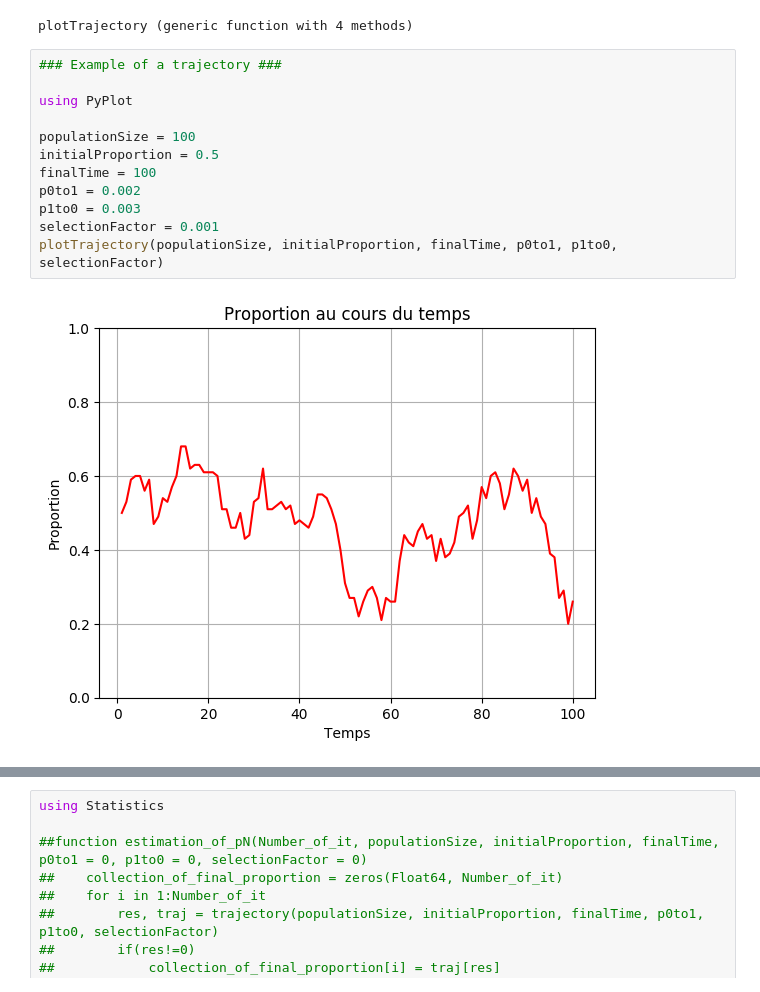
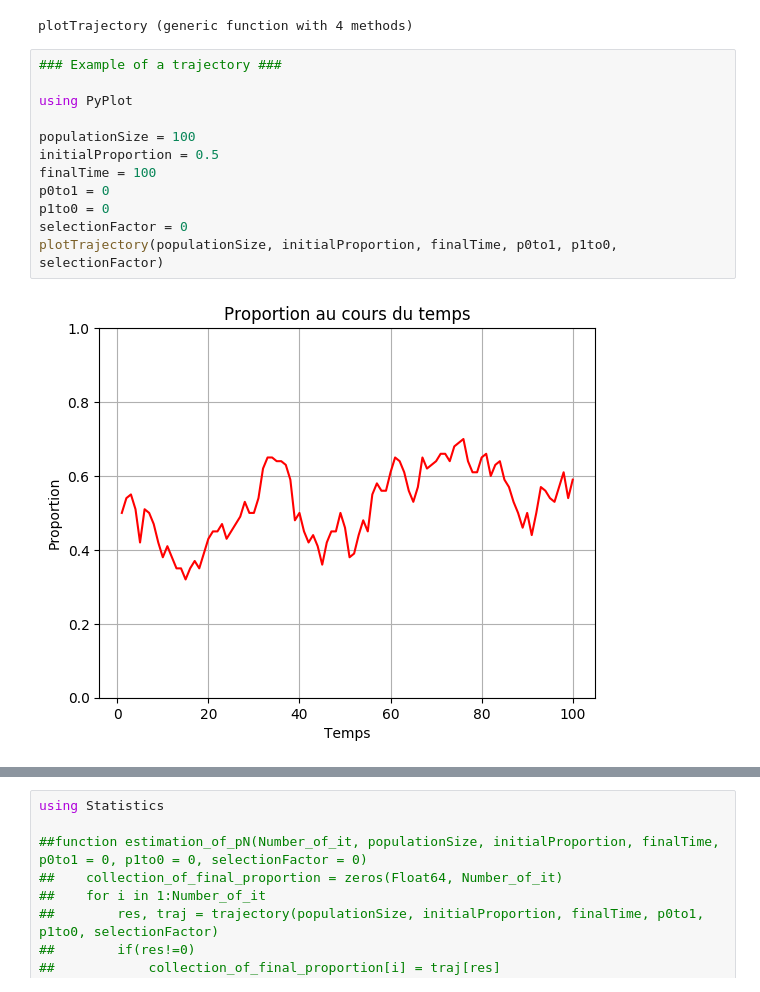
Before and after one commit to Flewer47/MOPSIProject, a Jupyter notebook: Wright-Fisher_Algorithm.ipynb, the cells around one changed output, grey strips where cells are left out. Saved outputs shown, nothing was run; the diff lists cells and outputs as text.

Commit message:
Fixing first two plots

```diff
--- a/Wright-Fisher_Algorithm.ipynb
+++ b/Wright-Fisher_Algorithm.ipynb
@@ -109,17 +109,17 @@ plotTrajectory (generic function with 4 methods)
 # %%
 ### Example of a trajectory ###
 
 using PyPlot
 
 populationSize = 100
 initialProportion = 0.5
 finalTime = 100
-p0to1 = 0.002
-p1to0 = 0.003
-selectionFactor = 0.001
+p0to1 = 0
+p1to0 = 0
+selectionFactor = 0
 plotTrajectory(populationSize, initialProportion, finalTime, p0to1, p1to0, selectionFactor)
 # %% [output]
-[figure, old version]
+[figure, new version]
 # %%
 using Statistics
 
```
Also changed, not shown: parts of 1 cell of this notebook, 2 other files.
